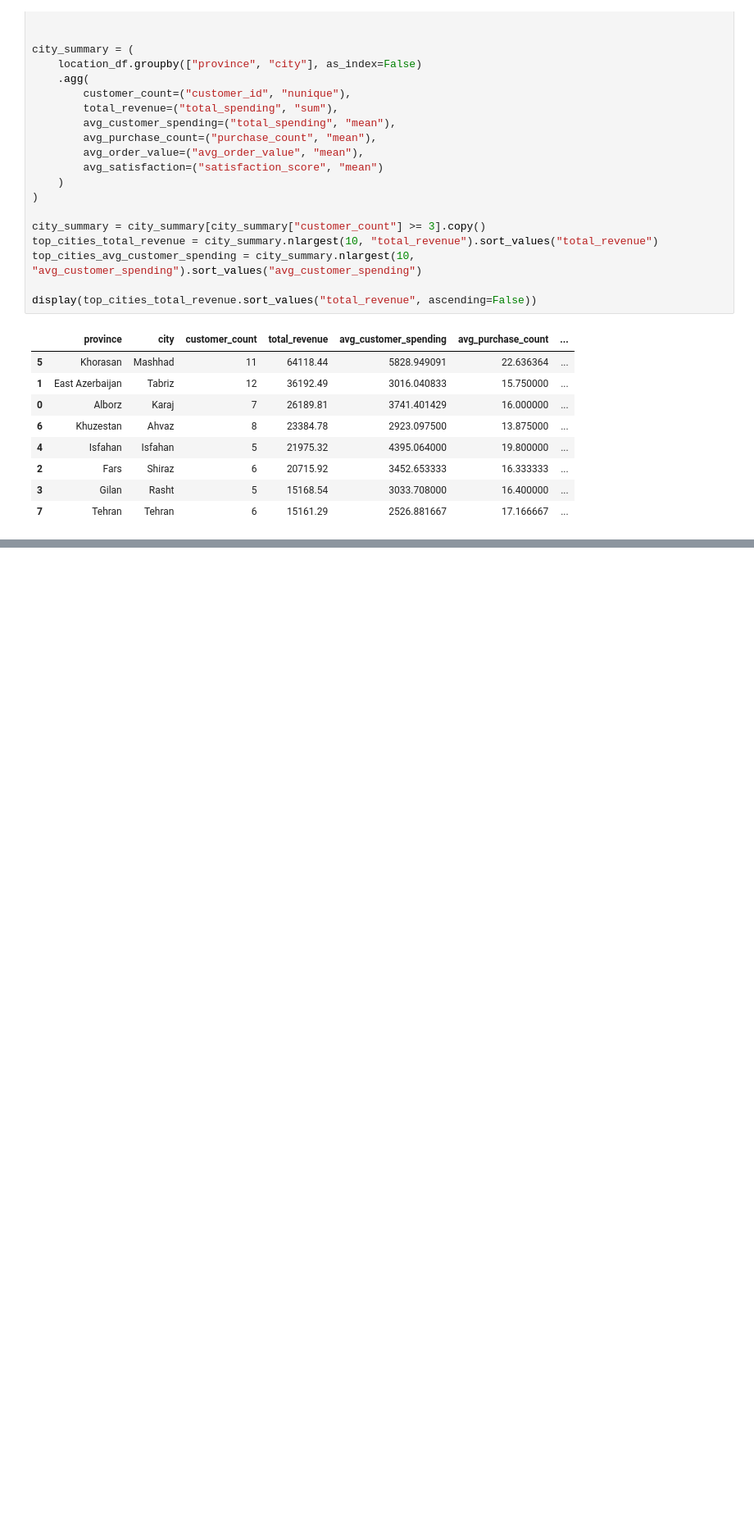
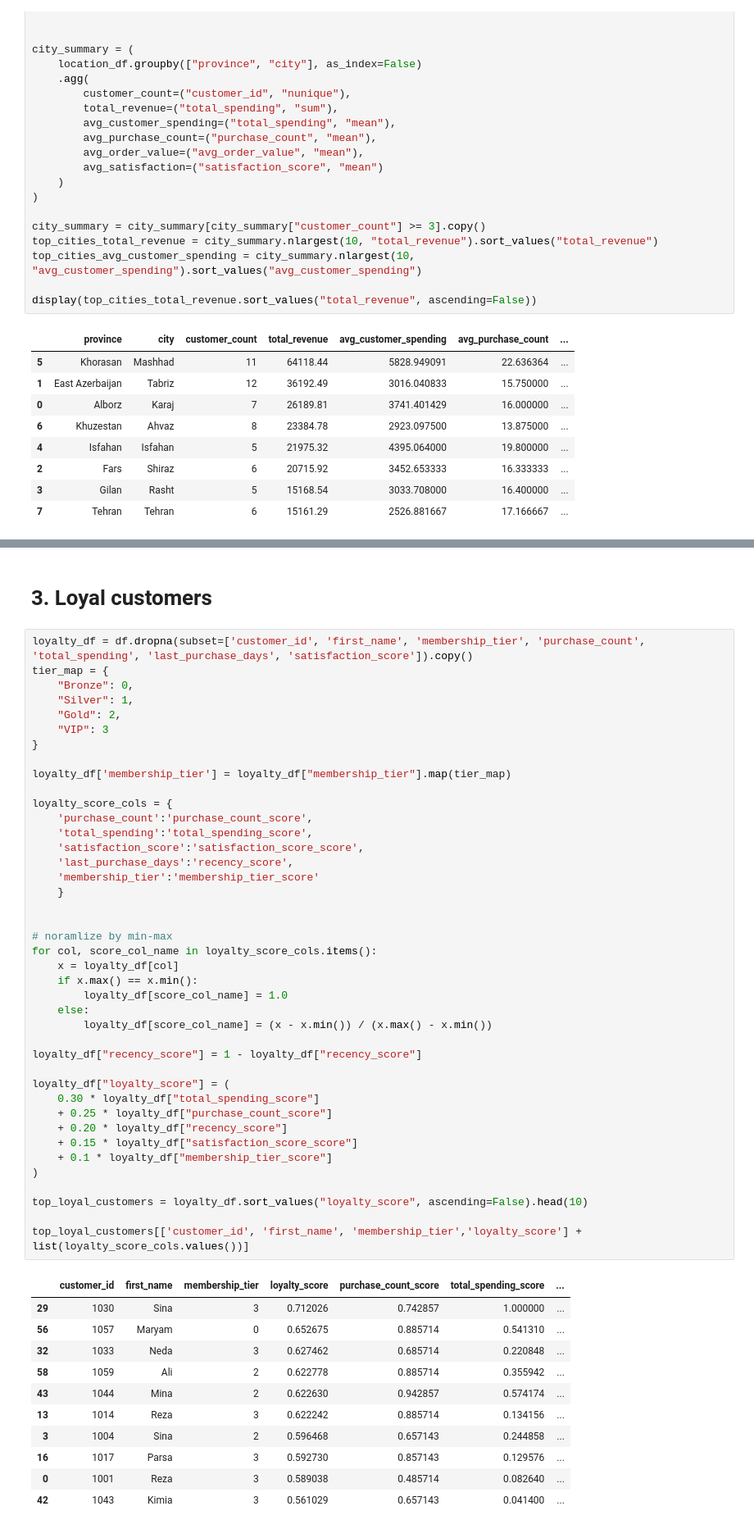
Before and after one commit to AradPilevarJavid/studybuild-customer-analysis-02, a Jupyter notebook: submissions/m-safari/project02_analysis.ipynb, the cells around one changed output, grey strips where cells are left out. Shown at 82% size. Saved outputs shown, nothing was run; the diff lists cells and outputs as text; blank space fills up the shorter version.

```diff
--- a/submissions/m-safari/project02_analysis.ipynb
+++ b/submissions/m-safari/project02_analysis.ipynb
@@ -193,0 +246,55 @@ recommended_city
+# %% [markdown]
+# 3. Loyal customers
+# %%
+loyalty_df = df.dropna(subset=['customer_id', 'first_name', 'membership_tier', 'purchase_count', 'total_spending', 'last_purchase_days', 'satisfaction_score']).copy()
+tier_map = {
+    "Bronze": 0,
+    "Silver": 1,
+    "Gold": 2,
+    "VIP": 3
+}
+
+loyalty_df['membership_tier'] = loyalty_df["membership_tier"].map(tier_map)
+
+loyalty_score_cols = {
+    'purchase_count':'purchase_count_score',
+    'total_spending':'total_spending_score',
+    'satisfaction_score':'satisfaction_score_score',
+    'last_purchase_days':'recency_score',
+    'membership_tier':'membership_tier_score'
+    }
+
+
+# noramlize by min-max
+for col, score_col_name in loyalty_score_cols.items():
+    x = loyalty_df[col]
+    if x.max() == x.min():
+        loyalty_df[score_col_name] = 1.0
+    else:
+        loyalty_df[score_col_name] = (x - x.min()) / (x.max() - x.min())
+
+loyalty_df["recency_score"] = 1 - loyalty_df["recency_score"]
+
+loyalty_df["loyalty_score"] = (
+    0.30 * loyalty_df["total_spending_score"]
+    + 0.25 * loyalty_df["purchase_count_score"]
+    + 0.20 * loyalty_df["recency_score"]
+    + 0.15 * loyalty_df["satisfaction_score_score"]
+    + 0.1 * loyalty_df["membership_tier_score"]
+)
+
+top_loyal_customers = loyalty_df.sort_values("loyalty_score", ascending=False).head(10)
+
+top_loyal_customers[['customer_id', 'first_name', 'membership_tier','loyalty_score'] + list(loyalty_score_cols.values())]
+# %% [output]
+|  | customer_id | first_name | membership_tier | loyalty_score | purchase_count_score | total_spending_score | ... |
+| 29 | 1030 | Sina | 3 | 0.712026 | 0.742857 | 1.000000 | ... |
+| 56 | 1057 | Maryam | 0 | 0.652675 | 0.885714 | 0.541310 | ... |
+| 32 | 1033 | Neda | 3 | 0.627462 | 0.685714 | 0.220848 | ... |
+| 58 | 1059 | Ali | 2 | 0.622778 | 0.885714 | 0.355942 | ... |
+| 43 | 1044 | Mina | 2 | 0.622630 | 0.942857 | 0.574174 | ... |
+| 13 | 1014 | Reza | 3 | 0.622242 | 0.885714 | 0.134156 | ... |
+| 3 | 1004 | Sina | 2 | 0.596468 | 0.657143 | 0.244858 | ... |
+| 16 | 1017 | Parsa | 3 | 0.592730 | 0.857143 | 0.129576 | ... |
+| 0 | 1001 | Reza | 3 | 0.589038 | 0.485714 | 0.082640 | ... |
+| 42 | 1043 | Kimia | 3 | 0.561029 | 0.657143 | 0.041400 | ... |
```
Also changed, not shown: parts of 19 cells of this notebook.
